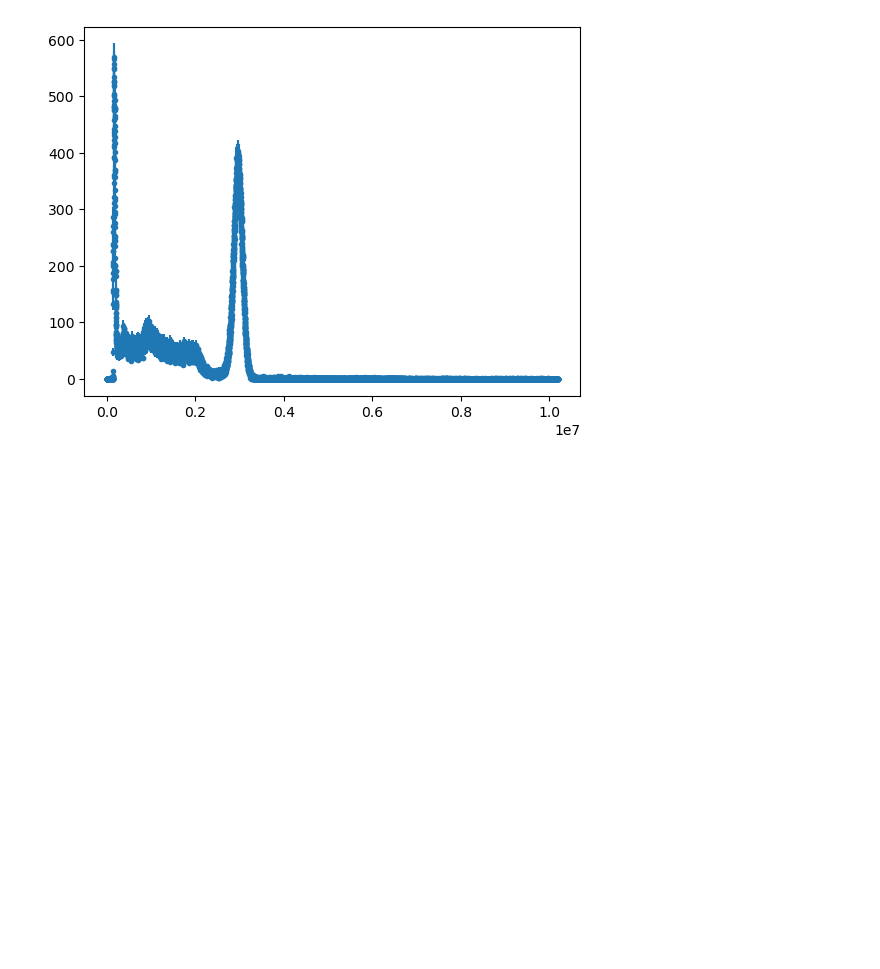
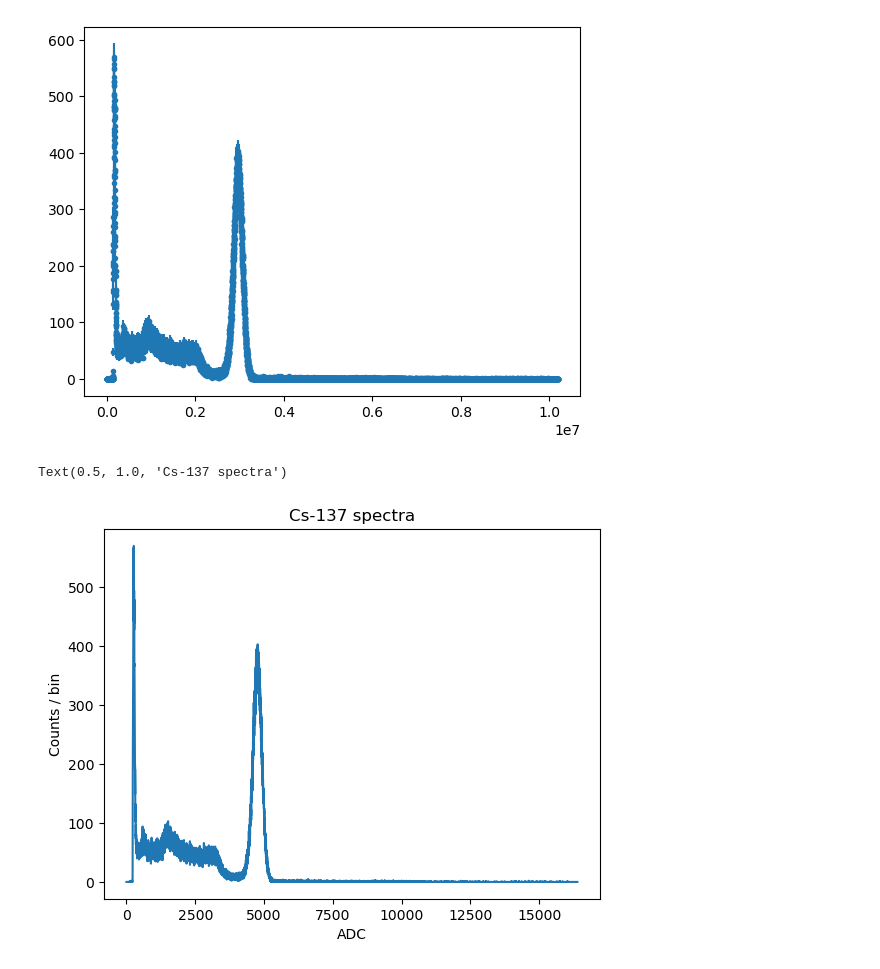
Before and after one commit to arielsmyri/phys_p_451, a Jupyter notebook: smyrichinsky_gamma_spec_p451.ipynb, the cells around one changed output. Saved outputs shown, nothing was run; the diff lists cells and outputs as text; code cells hidden in the pictures; blank space fills up the shorter version.

```diff
--- a/smyrichinsky_gamma_spec_p451.ipynb
+++ b/smyrichinsky_gamma_spec_p451.ipynb
@@ -113,0 +210,17 @@ test_read_maestro_text('smyrichinsky_cs_137_08_25_2026.txt')
+# %%
+df = read_maestro_text('smyrichinsky_cs_137_08_25_2026.txt')
+sample = "Cs-137"
+# fit_peak(df,roi=(180,250),mode='raw', draw=True)
+
+#   plt.plot(df['bins'],df['counts'])
+#   plt.show()
+
+fig, ax = plt.subplots()
+ax.plot(df['bins'], df['counts'])
+# ax.set_yscale("log")
+ax.set_xlabel("ADC")
+ax.set_ylabel("Counts / bin")
+ax.set_title(f"{sample} spectra")
+# %% [output]
+Text(0.5, 1.0, 'Cs-137 spectra')
+[figure, added]
```
Also changed, not shown: parts of 4 cells of this notebook.
